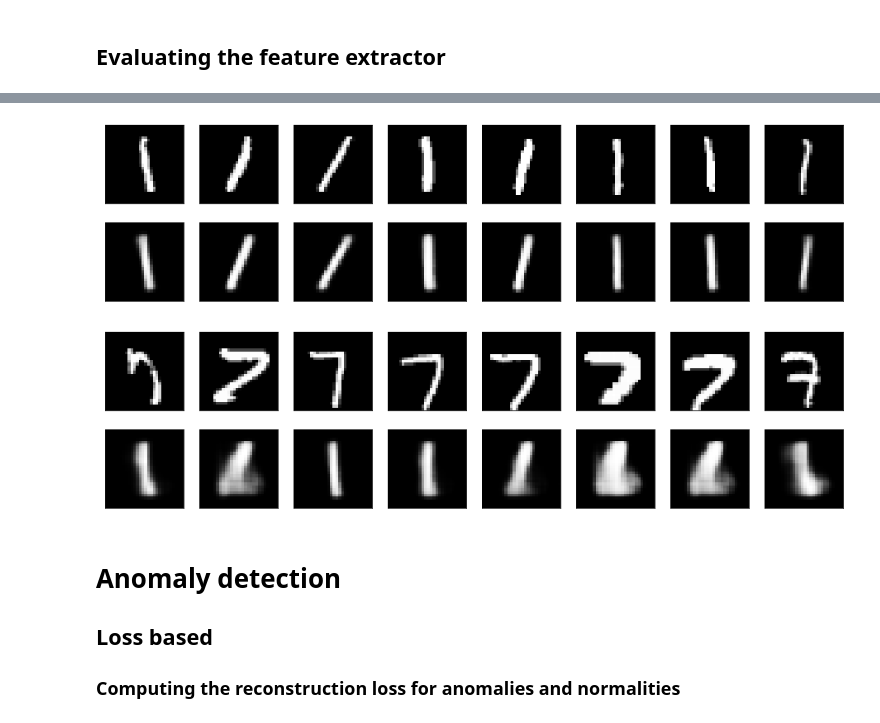
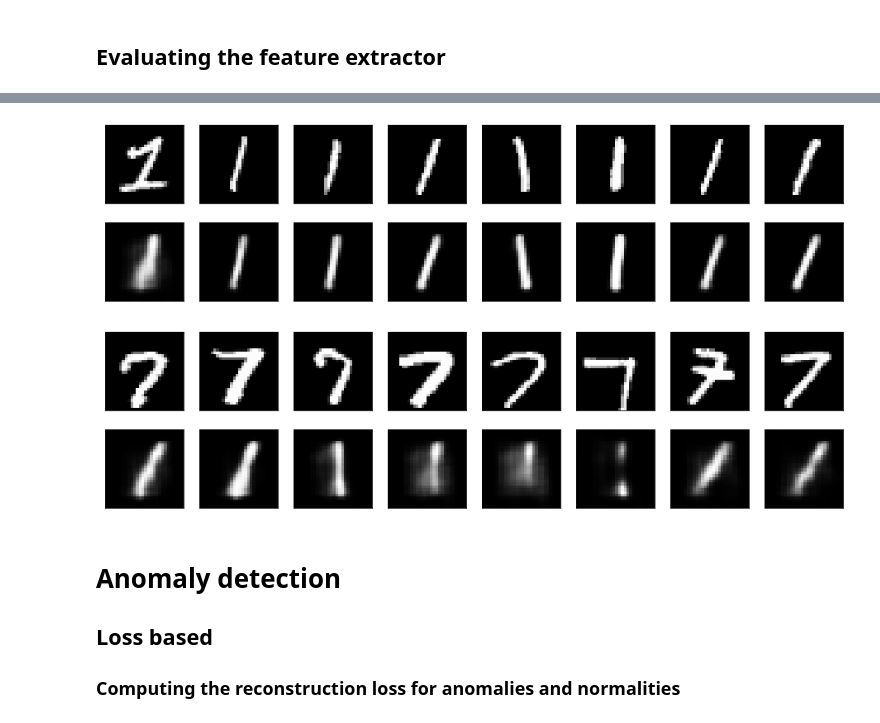
Before and after one commit to ChiShao/cnn-auto-encoder, a Jupyter notebook: anomaly_detector.ipynb, the cells around one changed output, grey strips where cells are left out. Saved outputs shown, nothing was run; the diff lists cells and outputs as text; code cells hidden in the pictures.

Commit message:
Finishs generifying anomaly detector notebook

```diff
--- a/anomaly_detector.ipynb
+++ b/anomaly_detector.ipynb
@@ -31,5 +30,15 @@ Using TensorFlow backend.
 # %%
 np.random.seed(42)
+# %%
+ANOMALY_STR ="seven"
+NORMAL_STR = "one"
+USE_CASE ="digits"
+img_path = os.path.join("imgs",USE_CASE)
+if not os.path.isdir(img_path):
+    os.mkdir(img_path)
+ckpt_path = os.path.join("ckpts",USE_CASE)
+if not os.path.isdir(ckpt_path):
+    os.mkdir(ckpt_path)
 # %% [markdown]
 # Preparing the data
 # %%
@@ -124,12 +133,12 @@ def plot_samples(row_one, row_two, f_plot, outfile=""):
     """Plot 8 sample images of the row_one and row_two"""
     plt.figure(figsize=(16, 4))
     # row_one
-    n = 8
+    n = min([len(row_one),len(row_two),8])
     for i in range(n):
-        ax = plt.subplot(2, 8, i+1)
+        ax = plt.subplot(2, n, i+1)
         hide_axis(ax)
         f_plot(row_one[i]) # row_one
-        ax = plt.subplot(2, 8, 8+i+1)
+        ax = plt.subplot(2, n, n+i+1)
         f_plot(row_two[i]) # row_two
         hide_axis(ax)
     if outfile!="":
@@ -216,14 +226,14 @@ def build_conv_ae(
 # %%
-ckpt_loc = os.path.join(os.curdir, "ckpts", "feature-extractor-ae.hdf5")
+ckpt_loc = os.path.join(ckpt_path,"feature-extractor-ae.hdf5")
 
 if os.path.isfile(ckpt_loc):
-    print("Loading Autoencoder for feature extraction from directory %s..." % ckpt_loc)
+    print("Loading Autoencoder for %s feature extraction from directory %s..." % (USE_CASE,ckpt_loc))
     ae = load_model(ckpt_loc)
     encoder, decoder = get_codec_from_ae(ae)
     ae.summary()
 else:
-    print("Training Autoencoder for feature extraction...")
-    ae, encoder, decoder = build_conv_ae(filters=[32,32,16,3])
+    print("Training Autoencoder for %s feature extraction..." % USE_CASE)
+    ae, encoder, decoder = build_conv_ae(filters=[16,12,8,2])
     earlyStopping = EarlyStopping(
         monitor="val_loss", patience=10, verbose=1, mode="min", min_delta=0.0005
     )
@@ -285,15 +295,15 @@ print(eval_train, eval_test)
 encoded_normal_imgs_train = encoder.predict(X_normal_train)  # used later for One Class Classification
 encoded_normal_imgs_test = encoder.predict(X_normal_test)
 decoded_normal_imgs = decoder.predict(encoded_normal_imgs_test)
-plot_samples(X_normal_test, decoded_normal_imgs, plot_mnist,"imgs/rec-ones.png")
+plot_samples(X_normal_test, decoded_normal_imgs, plot_mnist,os.path.join(img_path,"rec-{}.png".format(NORMAL_STR)))
 # %% [output]
-[figure, old version]
+[figure, new version]
 # %%
 encoded_anomaly_imgs = encoder.predict(X_anomaly_test) # used later for One Class Classification
 decoded_anomaly_imgs = decoder.predict(encoded_anomaly_imgs)
-plot_samples(X_anomaly_test, decoded_anomaly_imgs, plot_mnist,"imgs/rec-sevens.png")
+plot_samples(X_anomaly_test, decoded_anomaly_imgs, plot_mnist,os.path.join(img_path,"rec-{}.png".format(ANOMALY_STR)))
 # %% [output]
-[figure, old version]
+[figure, new version]
 # %% [markdown]
 # Anomaly detection
 ## Loss based
```
Also changed, not shown: parts of 26 cells of this notebook, 1 other file.
